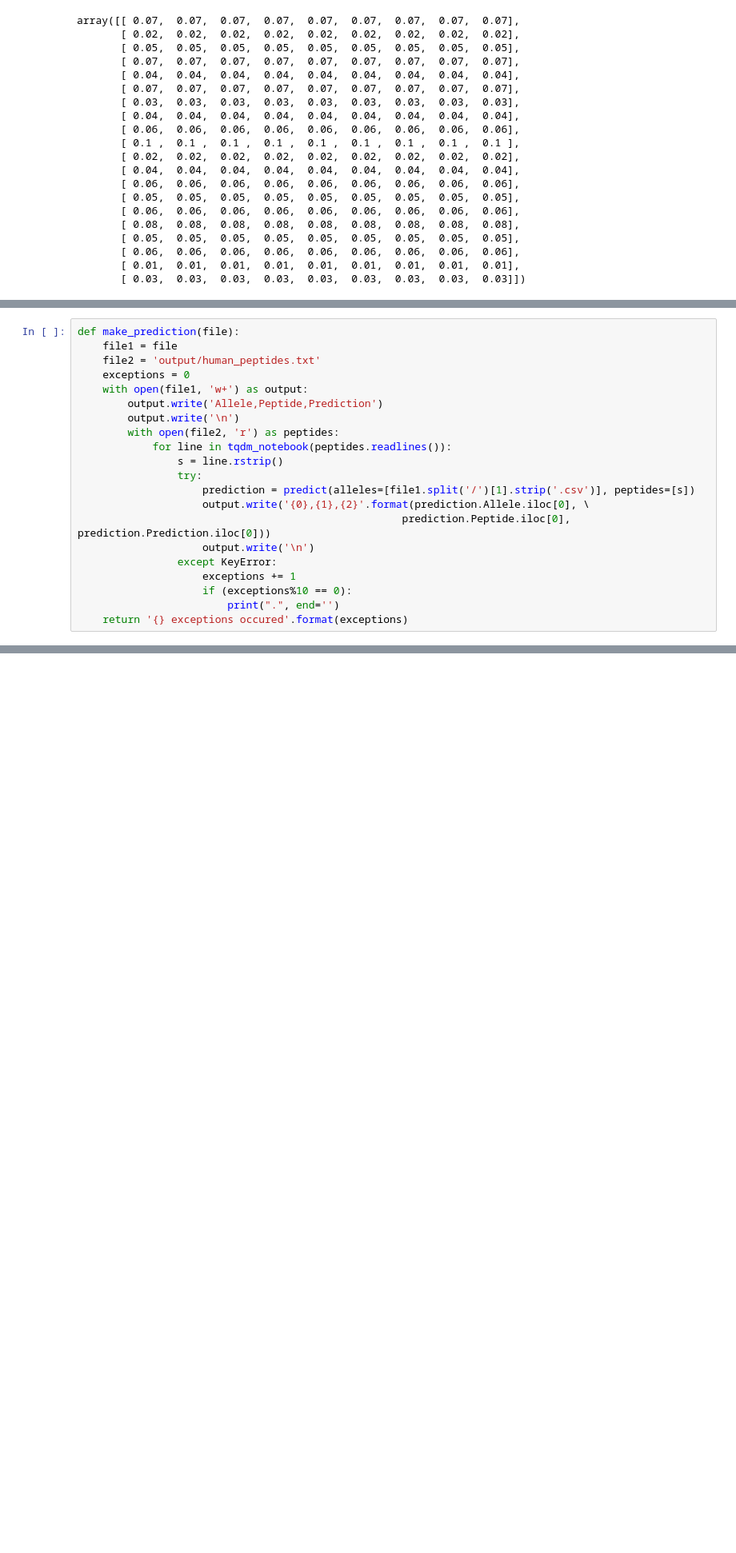
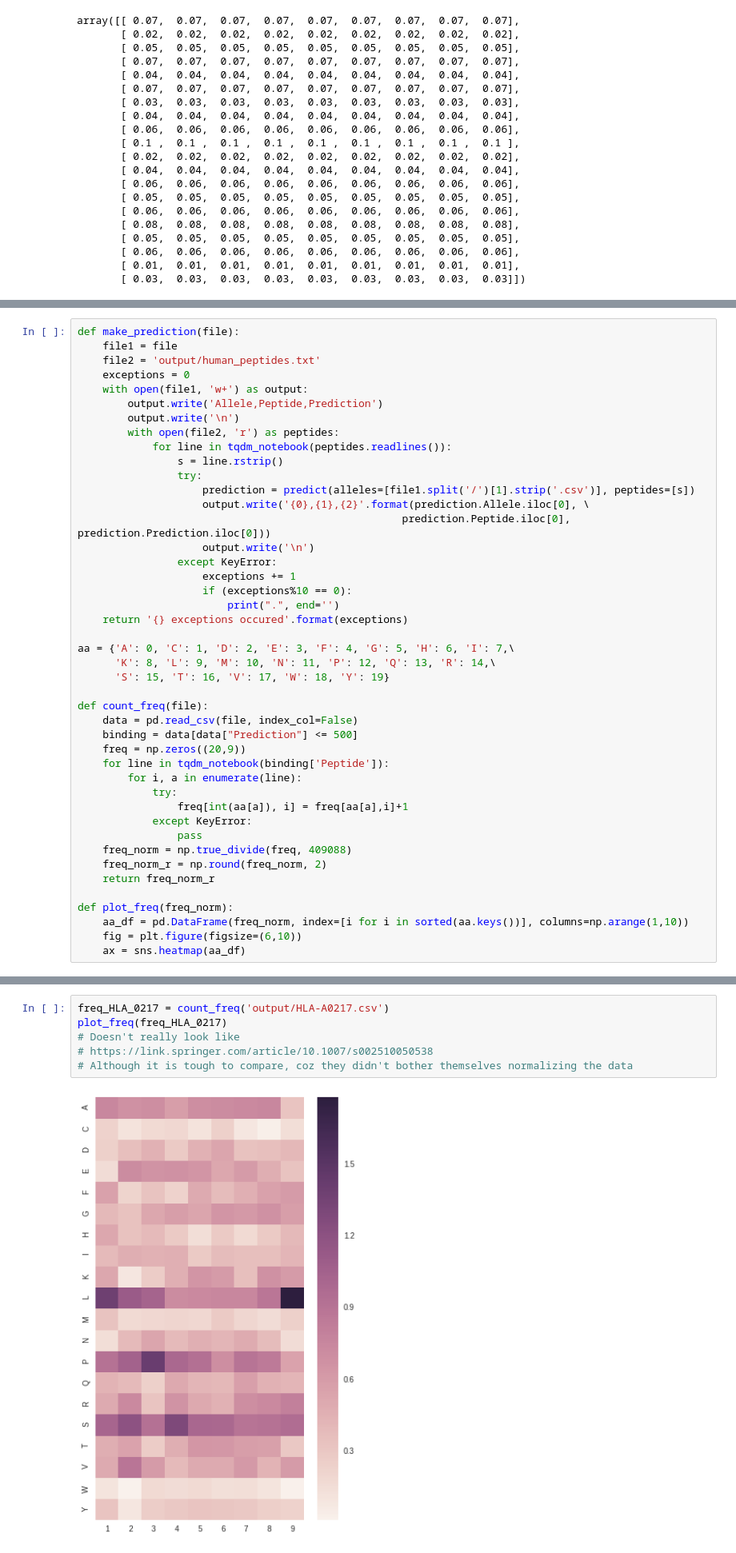
Before and after one commit to antigenomics/ipred, a Jupyter notebook: human_peptides.ipynb, the cells around one changed output, grey strips where cells are left out. Shown: that part at 80% size. Saved outputs shown, nothing was run; the diff lists cells and outputs as text; blank space fills up the shorter version.

Commit message:
Added HLA-A0217 prediction

```diff
--- a/human_peptides.ipynb
+++ b/human_peptides.ipynb
@@ -326,6 +310,29 @@ def make_prediction(file):
                     if (exceptions%10 == 0):
                         print(".", end='')
     return '{} exceptions occured'.format(exceptions)
+
+aa = {'A': 0, 'C': 1, 'D': 2, 'E': 3, 'F': 4, 'G': 5, 'H': 6, 'I': 7,\
+      'K': 8, 'L': 9, 'M': 10, 'N': 11, 'P': 12, 'Q': 13, 'R': 14,\
+      'S': 15, 'T': 16, 'V': 17, 'W': 18, 'Y': 19}
+
+def count_freq(file):
+    data = pd.read_csv(file, index_col=False)
+    binding = data[data["Prediction"] <= 500]
+    freq = np.zeros((20,9))
+    for line in tqdm_notebook(binding['Peptide']):
+        for i, a in enumerate(line):
+            try:
+                freq[int(aa[a]), i] = freq[aa[a],i]+1
+            except KeyError:
+                pass
+    freq_norm = np.true_divide(freq, 409088)
+    freq_norm_r = np.round(freq_norm, 2)
+    return freq_norm_r
+
+def plot_freq(freq_norm):
+    aa_df = pd.DataFrame(freq_norm, index=[i for i in sorted(aa.keys())], columns=np.arange(1,10))
+    fig = plt.figure(figsize=(6,10))
+    ax = sns.heatmap(aa_df)
 # %%
 make_prediction('output/HLA-A0217.csv')
 # %% [output]
@@ -332,0 +341,8 @@ KeyboardInterrupt:
+# %%
+freq_HLA_0217 = count_freq('output/HLA-A0217.csv')
+plot_freq(freq_HLA_0217)
+# Doesn't really look like
+# https://link.springer.com/article/10.1007/s002510050538
+# Although it is tough to compare, coz they didn't bother themselves normalizing the data
+# %% [output]
+[figure, added]
```
Also changed, not shown: parts of 3 cells of this notebook, 2 other files.
